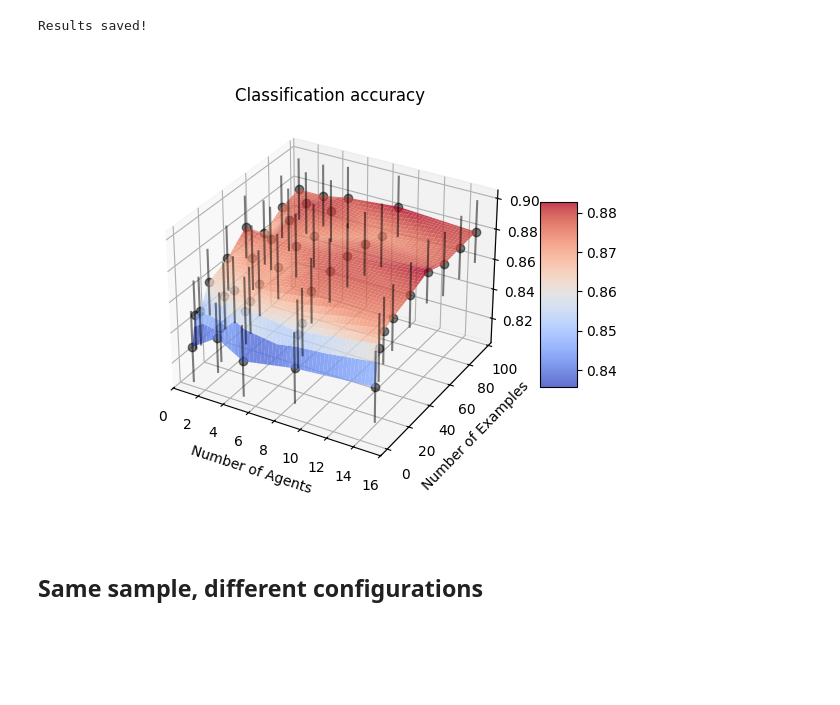
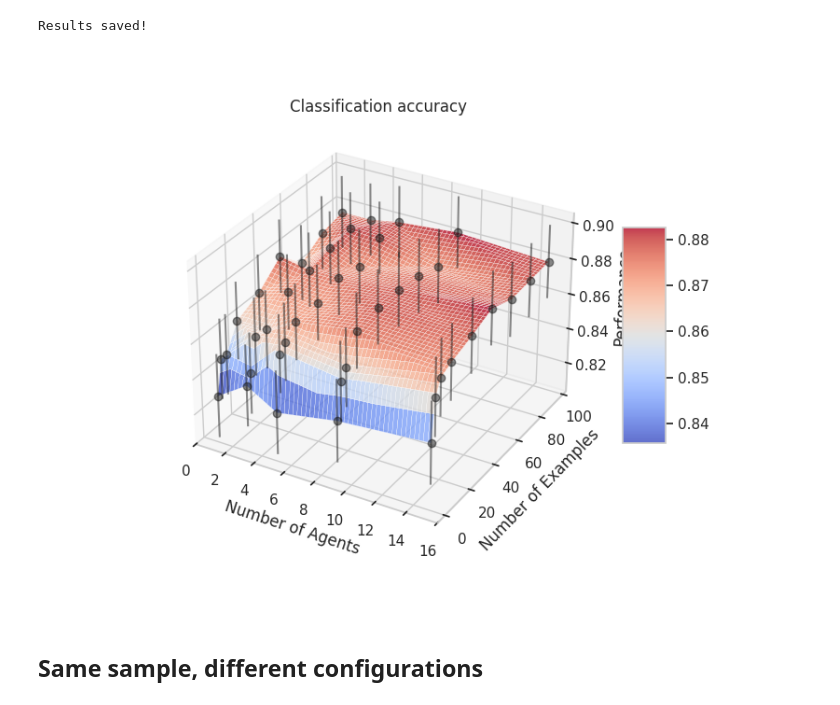
Before and after one commit to jrudoler/cis7000-multi-agent, a Jupyter notebook: main.ipynb, the cells around one changed output. Saved outputs shown, nothing was run; the diff lists cells and outputs as text; code cells hidden in the pictures; blank space fills up the shorter version.

Commit message:
fix figure layout

```diff
--- a/main.ipynb
+++ b/main.ipynb
@@ -166,36 +152,51 @@ def plot_performance(pivot_df, interpolate=True, granularity=100):
     fig, ax = plt.subplots(subplot_kw={"projection": "3d"})
 
     # Surface plot
-    surf = ax.plot_surface(x_grid, y_grid, z_grid, cmap="coolwarm", alpha=0.8, antialiased=True)
+    surf = ax.plot_surface(x_grid, y_grid, z_grid, cmap="coolwarm", alpha=0.8, antialiased=True, linewidth=0.2)
 
     # Plot error bars using the original grid
     ax.errorbar(
         n_agents_grid.flatten(),
         m_examples_grid.flatten(),
         performance_grid.flatten(),
         zerr=2 * sem_grid.flatten(),
         fmt="o",
         color="k",
         alpha=0.5,
     )
 
     # Labels and title
     ax.set_xlabel("Number of Agents")
     ax.set_ylabel("Number of Examples")
     ax.set_zlabel("Performance")
     ax.set_title("Classification accuracy")
 
     # reverse the y axis
     # ax.invert_xaxis()
 
     # Add a color bar which maps values to colors
     fig.colorbar(surf, ax=ax, shrink=0.5, aspect=5)
 
     plt.show()
     return fig
 
 
-# Example usage:
+vote_type = "majority"
+df_results = pd.read_csv("data/grid_results_temp_0.1.csv")
+df_results["result_majority"] = df_results["vote_majority"] == df_results["label"]
+df_results["result_mean"] = df_results["vote_mean"] == df_results["label"]
+pivot_df = (
+    df_results.groupby(["n_agents", "m_examples"])
+    .agg(
+        performance=(f"result_{vote_type}", "mean"),
+        count=(f"result_{vote_type}", "count"),  # Count for standard error calculation
+        sem=(f"result_{vote_type}", "sem"),  # Standard deviation for standard error, ddof=1 by default
+    )
+    .reset_index()
+)
+
 fig = plot_performance(pivot_df, interpolate=True, granularity=200)
+plt.tight_layout()
+plt.savefig("figures/performance_plot.pdf", bbox_inches="tight")
 # %% [output]
-[figure, old version]
+[figure, new version]
```
Also changed, not shown: parts of 2 cells of this notebook, 1 other file.
